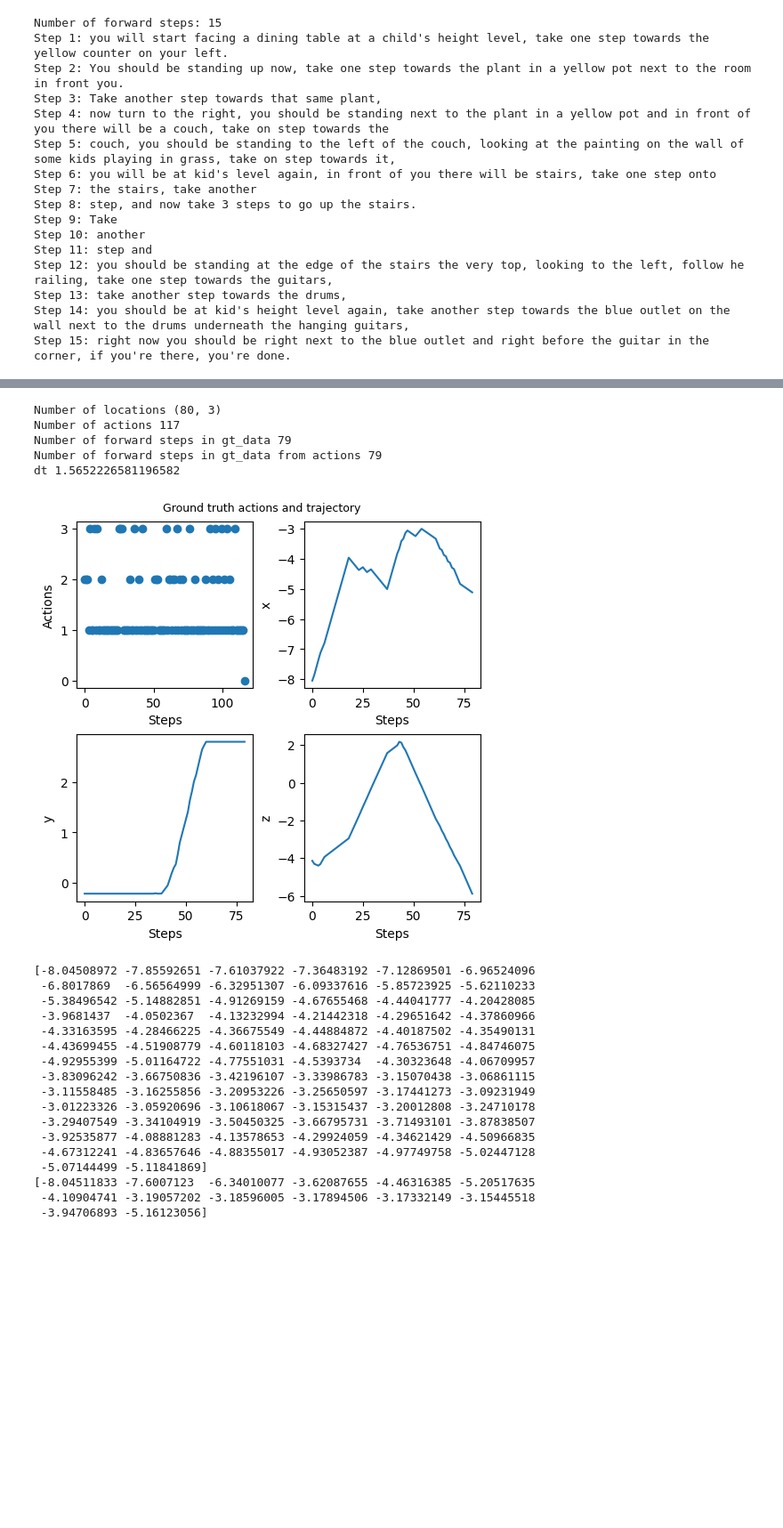
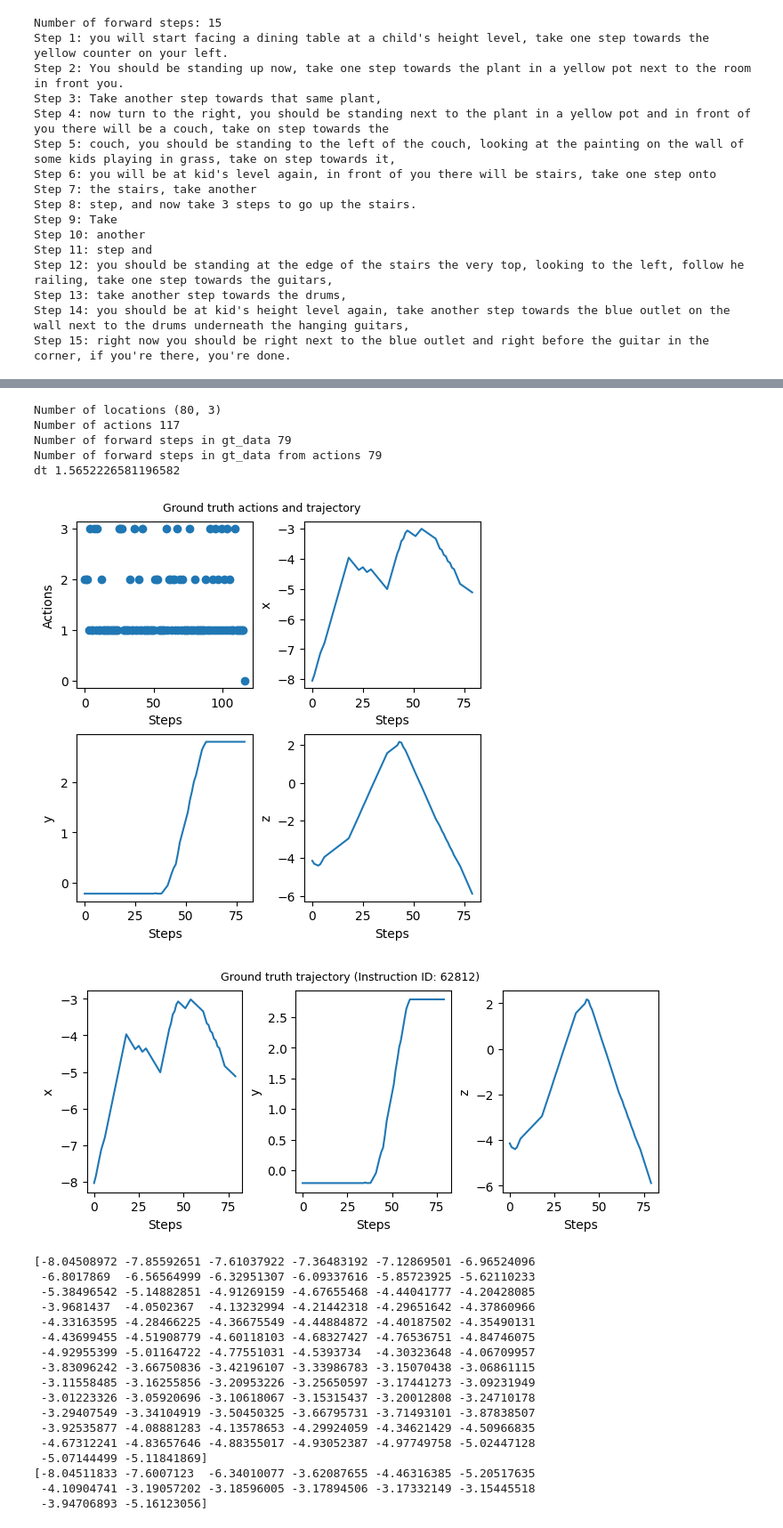
Before and after one commit to SaumyaSaxena/VLN-CE-Plan, a Jupyter notebook: notebooks/test_data.ipynb, the cells around one changed output, grey strips where cells are left out. Shown at 89% size. Saved outputs shown, nothing was run; the diff lists cells and outputs as text; code cells hidden in the pictures; blank space fills up the shorter version.

```diff
--- a/notebooks/test_data.ipynb
+++ b/notebooks/test_data.ipynb
@@ -45,9 +42,9 @@ dict_keys(['locations', 'actions', 'forward_steps'])
 # %%
-data_files = ['/home/sax1rng/Projects/VLN-CE-Plan/data/datasets/RxR_VLNCE_v0/train/train_guide.json.gz']
+import gzip
+data_file = '/home/sax1rng/Projects/VLN-CE-Plan/data/datasets/RxR_VLNCE_v0/train/train_guide.json.gz'
 data = {}
-for data_file in data_files:
-    with gzip.open(data_file,"rt",) as f:
-        data.update(json.load(f))
+with gzip.open(data_file,"rt",) as f:
+    data.update(json.load(f))
 print("dataset size:", len(data['episodes']))
 # %% [output]
 dataset size: 60300
@@ -56,10 +53,2 @@ print(data['episodes'][0])
 # %% [output]
 {'episode_id': '1', 'trajectory_id': '0', 'scene_id': 'mp3d/SN83YJsR3w2/SN83YJsR3w2.glb', 'info': {'role': 'guide'}, 'instruction': {'instruction_id': '0', 'instruction_text': "You will start by stand ...
-# %%
-from tqdm import trange
-dataset_size = len(data['episodes'])
-instr_ids = []
-episode_ids = []
-for i in trange(dataset_size):
-    instr_ids.append(int(data['episodes'][i]['instruction']['instruction_id']))
-    episode_ids.append(int(data['episodes'][i]['episode_id']))
@@ -246,33 +286,49 @@ plt.show()
 locations = np.array(gt_data[f'{episode_id}']['locations'])
 num_actions = len(gt_data[f'{episode_id}']['actions'])
 print('Number of locations', locations.shape)
 print('Number of actions', num_actions)
 print('Number of forward steps in gt_data', (gt_data[f'{episode_id}']['forward_steps']))
 print('Number of forward steps in gt_data from actions', np.sum(np.array(gt_data[f'{episode_id}']['actions'])==1))
 print('dt', pose_traces['time'][-1]/num_actions)
 
 fig, axs = plt.subplots(2,2, figsize=(5, 5), constrained_layout=True)
 fig.suptitle('Ground truth actions and trajectory', fontsize=9)
 
 axs[0,0].scatter(range(len(gt_data[f'{episode_id}']['actions'])), gt_data[f'{episode_id}']['actions'])
 axs[0,0].set_xlabel('Steps'); axs[0,0].set_ylabel('Actions')
 
 axs[0,1].plot(locations[:,0])
 axs[0,1].set_xlabel('Steps'); axs[0,1].set_ylabel('x')
 
 axs[1,0].plot(locations[:,1])
 axs[1,0].set_xlabel('Steps'); axs[1,0].set_ylabel('y')
 
 axs[1,1].plot(locations[:,2])
 axs[1,1].set_xlabel('Steps'); axs[1,1].set_ylabel('z')
 plt.show()
+
+
+fig, axs = plt.subplots(1,3, figsize=(7, 3), constrained_layout=True)
+fig.suptitle(f'Ground truth trajectory (Instruction ID: {instruction_id})', fontsize=9)
+
+
+axs[0].plot(locations[:,0])
+axs[0].set_xlabel('Steps'); axs[0].set_ylabel('x')
+
+axs[1].plot(locations[:,1])
+axs[1].set_xlabel('Steps'); axs[1].set_ylabel('y')
+
+axs[2].plot(locations[:,2])
+axs[2].set_xlabel('Steps'); axs[2].set_ylabel('z')
+plt.show()
 # %% [output]
 Number of locations (80, 3)
 Number of actions 117
 Number of forward steps in gt_data 79
 Number of forward steps in gt_data from actions 79
 dt 1.5652226581196582
 [figure]
+[figure, added]
 # %%
 print(locations[:,0])
 print(pose_traces['extrinsic_matrix'][:-1, 0, 3][jumps])
```
Also changed, not shown: parts of 18 cells of this notebook, 14 other files.
